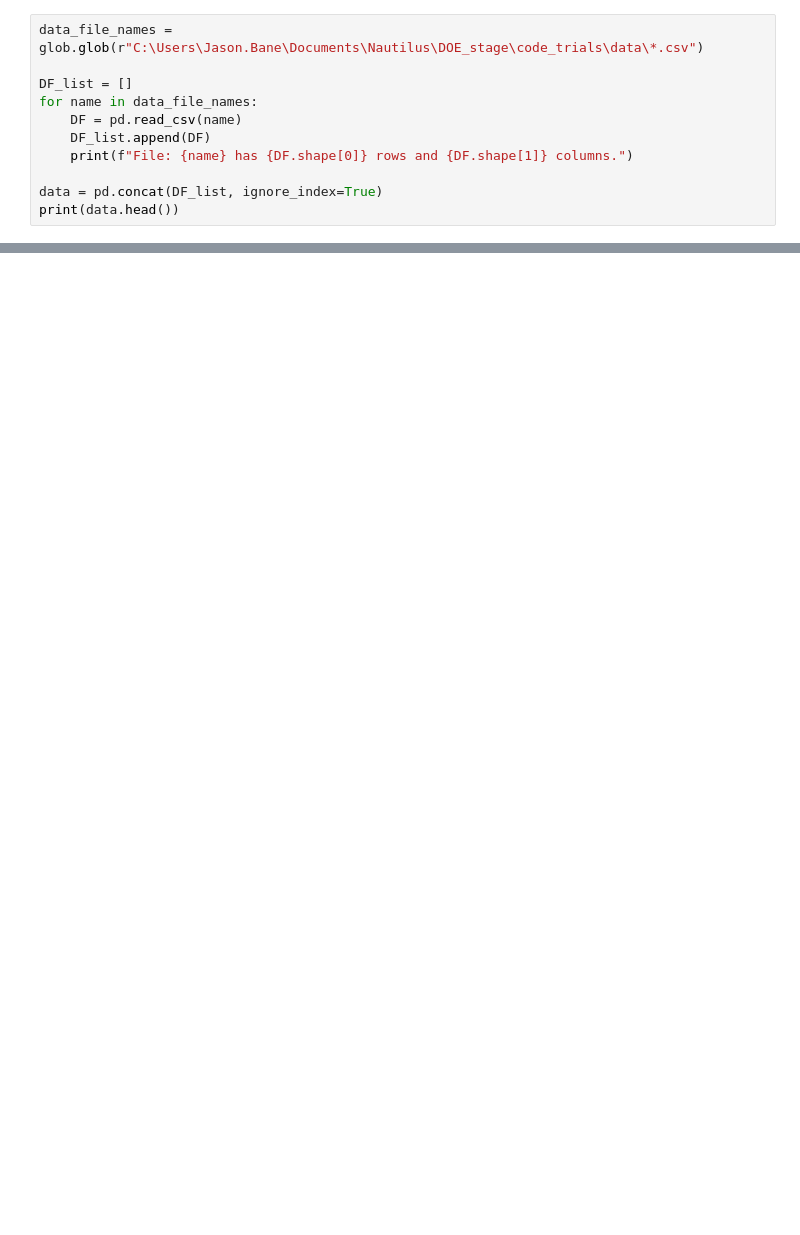
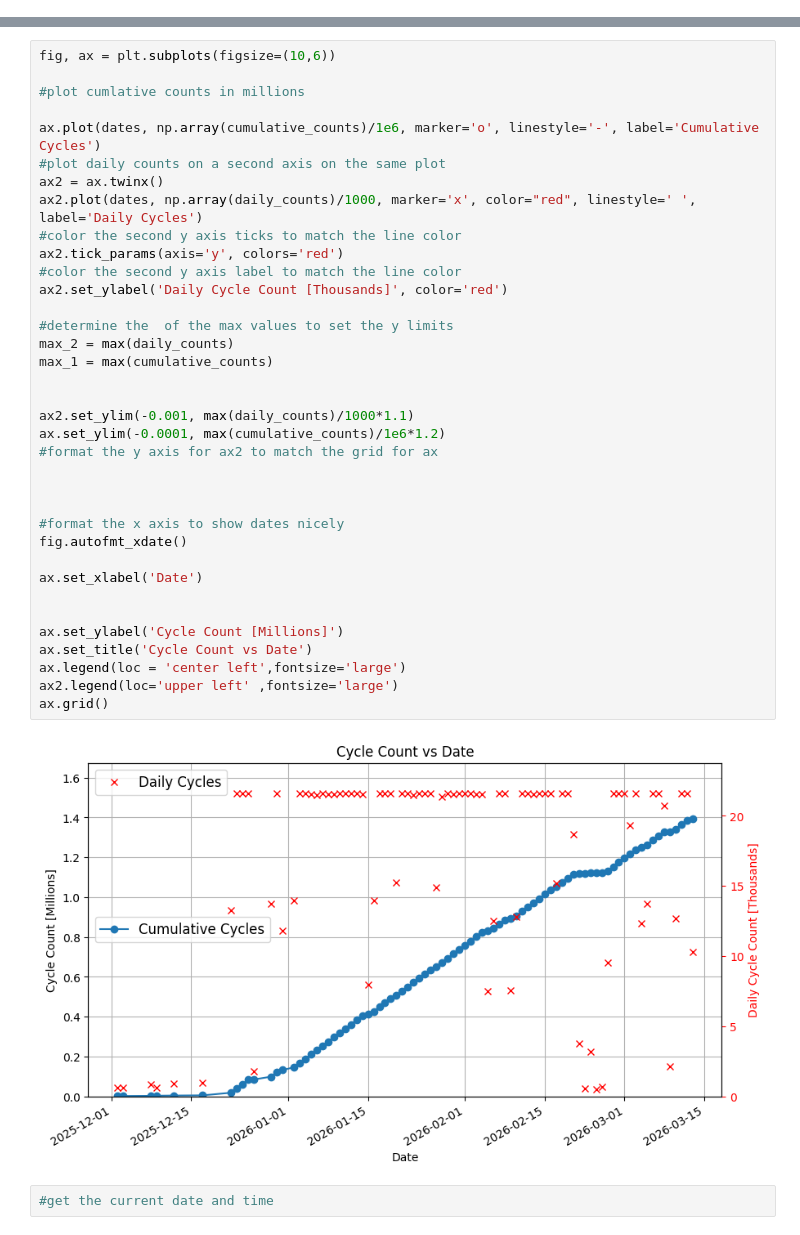
Before and after one commit to jbane11/DOE_stage_lifetest, a Jupyter notebook: code_trials/data/Untitled-1.ipynb, the cells around one changed output, grey strips where cells are left out. Drawn from its saved outputs; the diff is of its cells as text; blank space fills up the shorter version.

```diff
--- a/code_trials/data/Untitled-1.ipynb
+++ b/code_trials/data/Untitled-1.ipynb
@@ -7,11 +11,0 @@ import glob
-# %%
-data_file_names = glob.glob(r"C:\Users\Jason.Bane\Documents\Nautilus\DOE_stage\code_trials\data\*.csv")
-
-DF_list = []
-for name in data_file_names:
-    DF = pd.read_csv(name)
-    DF_list.append(DF)
-    print(f"File: {name} has {DF.shape[0]} rows and {DF.shape[1]} columns.")
-
-data = pd.concat(DF_list, ignore_index=True)
-print(data.head())
@@ -105,0 +149,40 @@ fig.colorbar(hb[3], ax=ax, label='Counts', format='%d')
+# %%
+fig, ax = plt.subplots(figsize=(10,6))
+
+#plot cumlative counts in millions
+
+ax.plot(dates, np.array(cumulative_counts)/1e6, marker='o', linestyle='-', label='Cumulative Cycles')
+#plot daily counts on a second axis on the same plot
+ax2 = ax.twinx()
+ax2.plot(dates, np.array(daily_counts)/1000, marker='x', color="red", linestyle=' ', label='Daily Cycles')
+#color the second y axis ticks to match the line color
+ax2.tick_params(axis='y', colors='red')
+#color the second y axis label to match the line color
+ax2.set_ylabel('Daily Cycle Count [Thousands]', color='red')
+
+#determine the  of the max values to set the y limits
+max_2 = max(daily_counts)
+max_1 = max(cumulative_counts)
+
+
+ax2.set_ylim(-0.001, max(daily_counts)/1000*1.1)
+ax.set_ylim(-0.0001, max(cumulative_counts)/1e6*1.2)
+#format the y axis for ax2 to match the grid for ax
+
+
+
+#format the x axis to show dates nicely
+fig.autofmt_xdate()
+
+ax.set_xlabel('Date')
+
+
+ax.set_ylabel('Cycle Count [Millions]')
+ax.set_title('Cycle Count vs Date')
+ax.legend(loc = 'center left',fontsize='large')
+ax2.legend(loc='upper left' ,fontsize='large')
+ax.grid()
+# %% [output]
+[figure, added]
+# %%
+#get the current date and time
```
Also changed, not shown: parts of 30 cells of this notebook, 2 other files.
